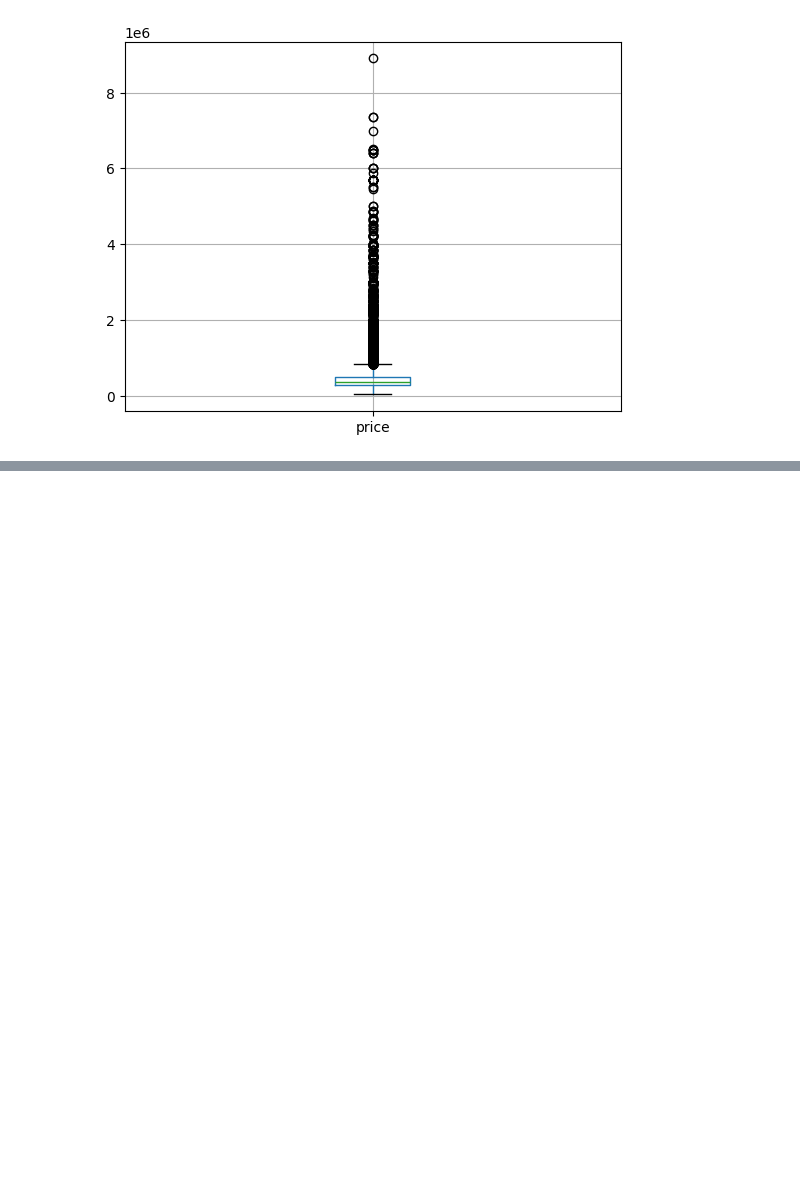
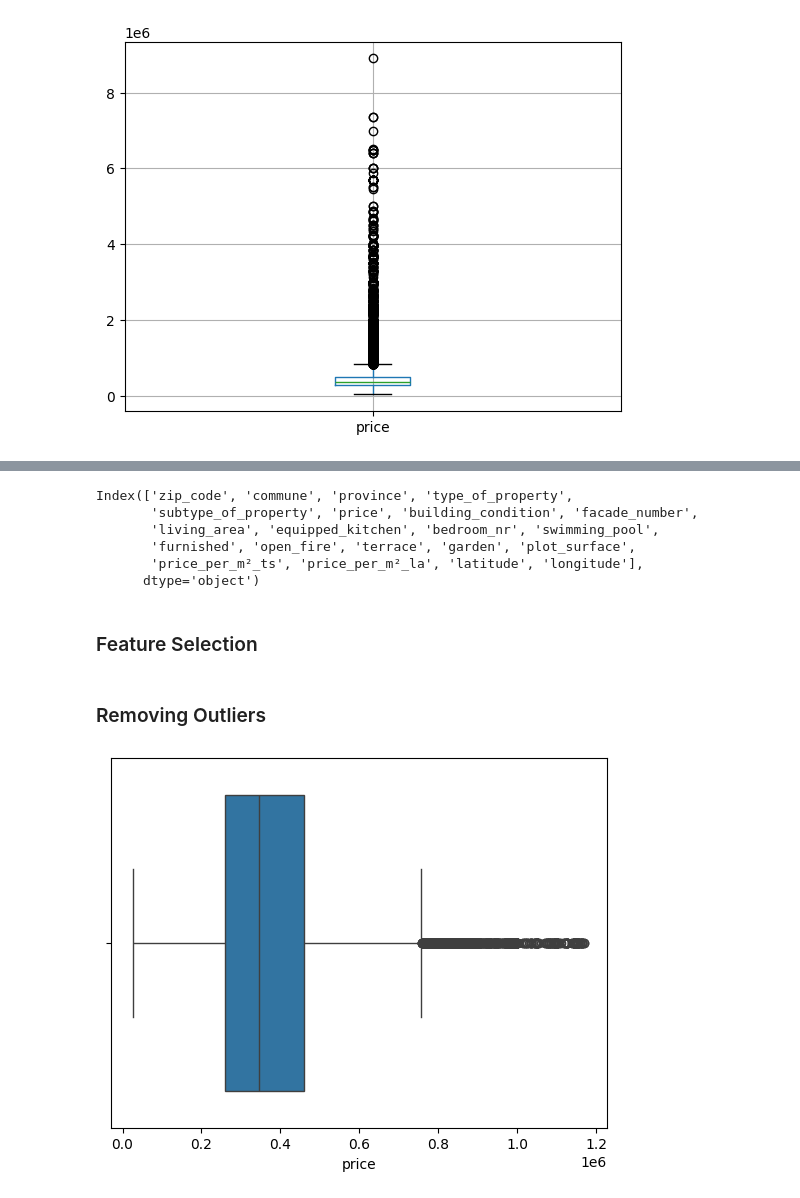
Before and after one commit to Miriam-Stoehr/challenge-regression, a Jupyter notebook: 2-feature-engineering.ipynb, the cells around one changed output, grey strips where cells are left out. Cells and saved outputs as stored; diff of their text form; code cells hidden in the pictures; blank space fills up the shorter version.

Commit message:
Edits in feature engineering and removal of outliers

```diff
--- a/2-feature-engineering.ipynb
+++ b/2-feature-engineering.ipynb
@@ -67,0 +91,7 @@ df_encoded['price_per_m²_la'] = (df_encoded['price'] / df_encoded['living_area'
+# %%
+# Update the commune name for the specific rows
+df_encoded.loc[19712, 'commune'] = 'Petit-Rœulx-lez-Nivelles'
+df_encoded.loc[22750, 'commune'] = 'Petit-Rœulx-lez-Nivelles'
+
+# Verify the changes
+df_encoded.loc[[19712, 22750], 'commune']
@@ -67,0 +217,40 @@ df_encoded['price_per_m²_la'] = (df_encoded['price'] / df_encoded['living_area'
+# %%
+df_encoded.columns
+# %% [output]
+Index(['zip_code', 'commune', 'province', 'type_of_property',
+       'subtype_of_property', 'price', 'building_condition', 'facade_number',
+       'living_area', 'equipped_kitchen', 'bedroom_nr', 'swimming_pool',
+       'furnished', 'open_fire', 'terrace', 'garden', 'plot_surface',
+       'price_per_m²_ts', 'price_per_m²_la', 'latitude', 'longitude'],
+      dtype='object')
+# %% [markdown]
+### Feature Selection
+# %%
+# List of features to keep
+features_to_keep = ['price', 'latitude', 'longitude', 'living_area', 'garden', 'subtype_of_property',
+                    'building_condition', 'equipped_kitchen', 'terrace', 'swimming_pool', 'facade_number']
+
+df_selected = df_encoded[features_to_keep]
+# %% [markdown]
+### Removing Outliers
+# %%
+# Calculate IQR for 'price'
+Q1 = df_selected['price'].quantile(0.25)
+Q3 = df_selected['price'].quantile(0.75)
+IQR = Q3 - Q1
+
+# Define outlier range
+lower_bound = Q1 - 3 * IQR
+upper_bound = Q3 + 3 * IQR
+
+# Filter data to remove outliers
+df_filtered = df_selected[(df_selected['price'] >= lower_bound) & (df_selected['price'] <= upper_bound)]
+# %%
+import seaborn as sns
+import matplotlib.pyplot as plt
+
+# Plot a boxplot to visually inspect outliers
+sns.boxplot(x=df_filtered['price'])
+plt.show()
+# %% [output]
+[figure, added]
```
Also changed, not shown: parts of 17 cells of this notebook, 8 other files.
